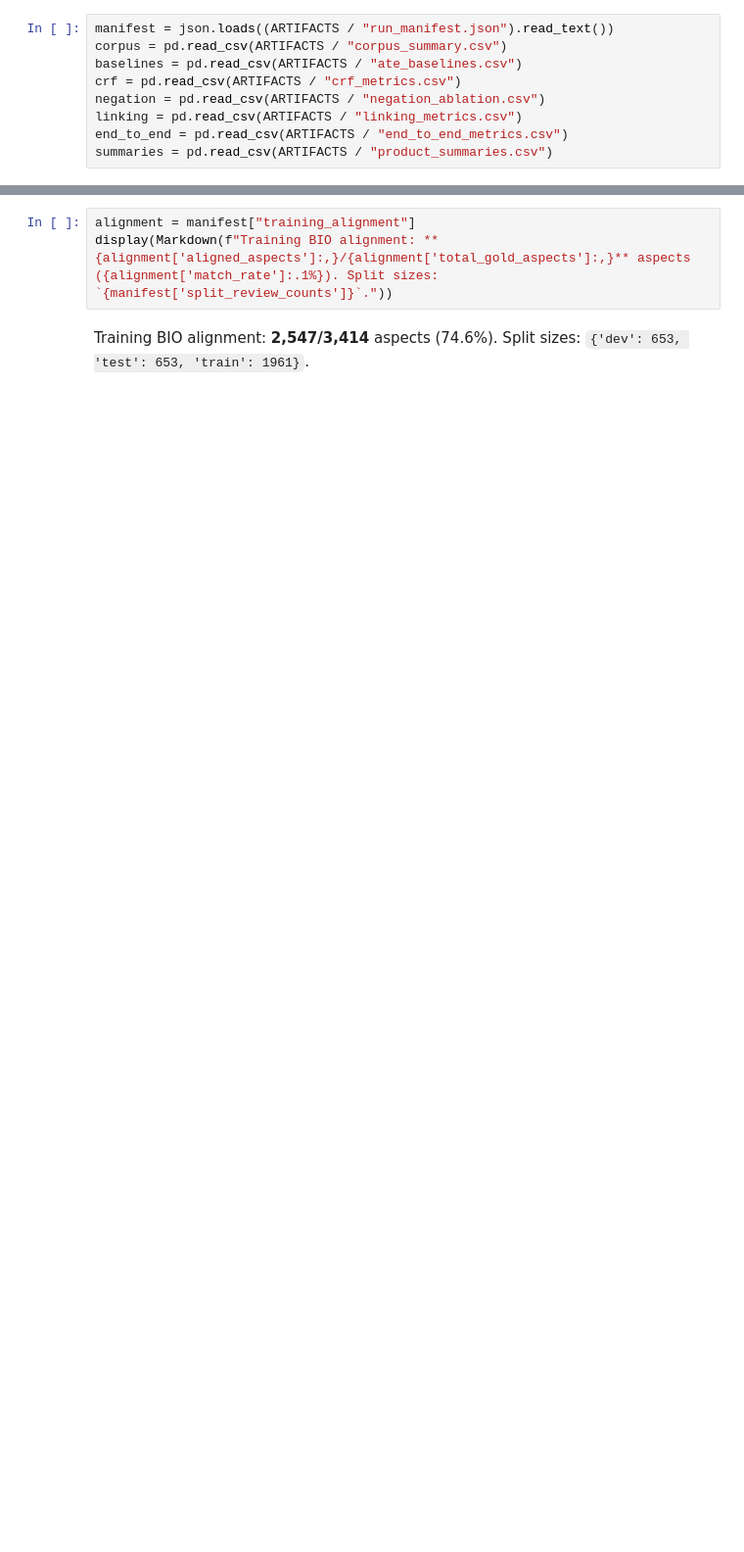
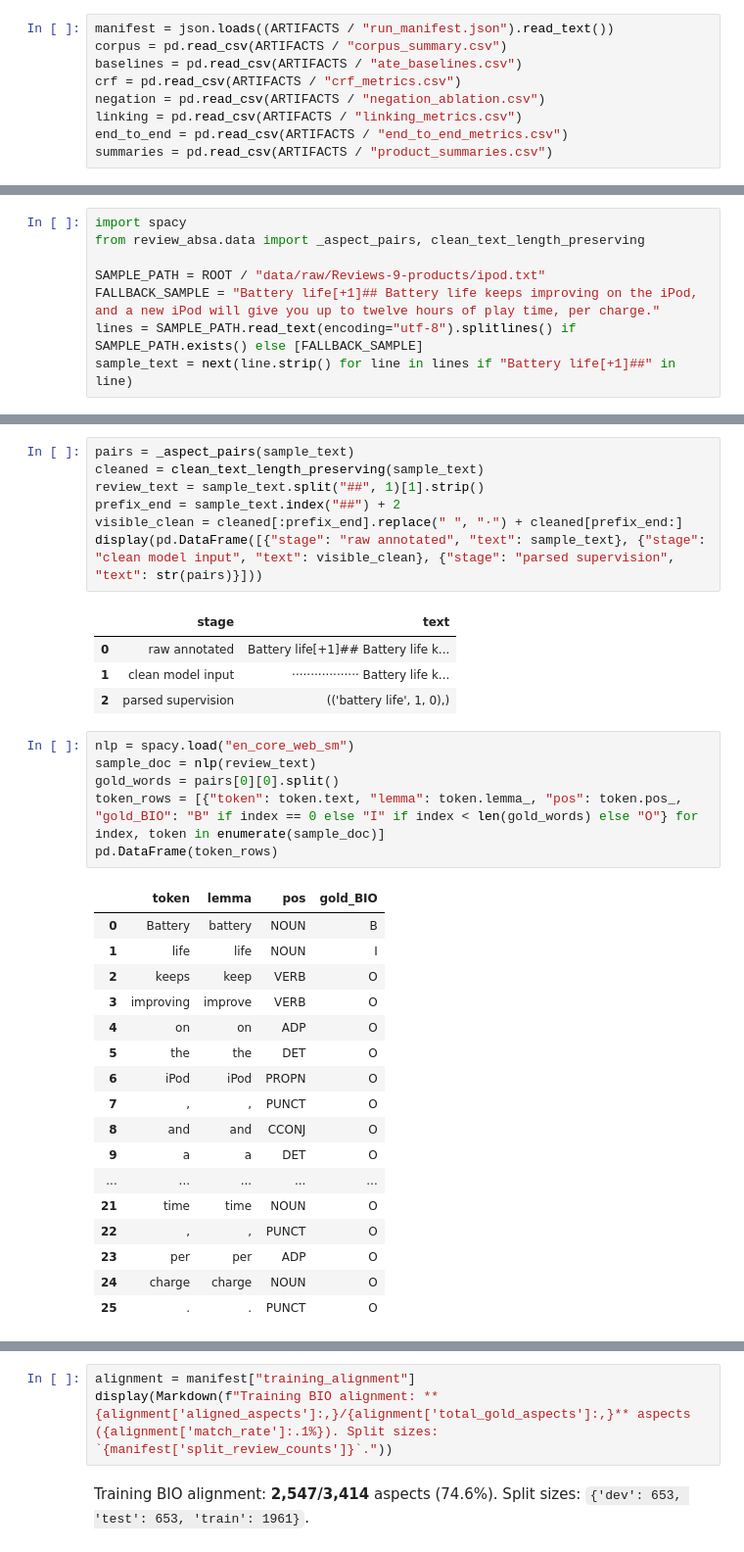
Before and after one commit to boredjnurseman/classical-absa-sentiment-analysis, a Jupyter notebook: notebooks/Classical_ABSA_Pipeline.ipynb, the cells around one changed output, grey strips where cells are left out. Shown at 98% size. Drawn from its saved outputs; the diff is of its cells as text; blank space fills up the shorter version.

```diff
--- a/notebooks/Classical_ABSA_Pipeline.ipynb
+++ b/notebooks/Classical_ABSA_Pipeline.ipynb
@@ -55,0 +56,8 @@ corpus
+# %%
+import spacy
+from review_absa.data import _aspect_pairs, clean_text_length_preserving
+
+SAMPLE_PATH = ROOT / "data/raw/Reviews-9-products/ipod.txt"
+FALLBACK_SAMPLE = "Battery life[+1]## Battery life keeps improving on the iPod, and a new iPod will give you up to twelve hours of play time, per charge."
+lines = SAMPLE_PATH.read_text(encoding="utf-8").splitlines() if SAMPLE_PATH.exists() else [FALLBACK_SAMPLE]
+sample_text = next(line.strip() for line in lines if "Battery life[+1]##" in line)
@@ -55,0 +70,36 @@ corpus
+# %%
+pairs = _aspect_pairs(sample_text)
+cleaned = clean_text_length_preserving(sample_text)
+review_text = sample_text.split("##", 1)[1].strip()
+prefix_end = sample_text.index("##") + 2
+visible_clean = cleaned[:prefix_end].replace(" ", "·") + cleaned[prefix_end:]
+display(pd.DataFrame([{"stage": "raw annotated", "text": sample_text}, {"stage": "clean model input", "text": visible_clean}, {"stage": "parsed supervision", "text": str(pairs)}]))
+# %% [output]
+|  | stage | text |
+| 0 | raw annotated | Battery life[+1]## Battery life k... |
+| 1 | clean model input | ·················· Battery life k... |
+| 2 | parsed supervision | (('battery life', 1, 0),) |
+# %%
+nlp = spacy.load("en_core_web_sm")
+sample_doc = nlp(review_text)
+gold_words = pairs[0][0].split()
+token_rows = [{"token": token.text, "lemma": token.lemma_, "pos": token.pos_, "gold_BIO": "B" if index == 0 else "I" if index < len(gold_words) else "O"} for index, token in enumerate(sample_doc)]
+pd.DataFrame(token_rows)
+# %% [output]
+|  | token | lemma | pos | gold_BIO |
+| 0 | Battery | battery | NOUN | B |
+| 1 | life | life | NOUN | I |
+| 2 | keeps | keep | VERB | O |
+| 3 | improving | improve | VERB | O |
+| 4 | on | on | ADP | O |
+| 5 | the | the | DET | O |
+| 6 | iPod | iPod | PROPN | O |
+| 7 | , | , | PUNCT | O |
+| 8 | and | and | CCONJ | O |
+| 9 | a | a | DET | O |
+| ... | ... | ... | ... | ... |
+| 21 | time | time | NOUN | O |
+| 22 | , | , | PUNCT | O |
+| 23 | per | per | ADP | O |
+| 24 | charge | charge | NOUN | O |
+| 25 | . | . | PUNCT | O |
```
Also changed, not shown: parts of 32 cells of this notebook, 13 other files.
